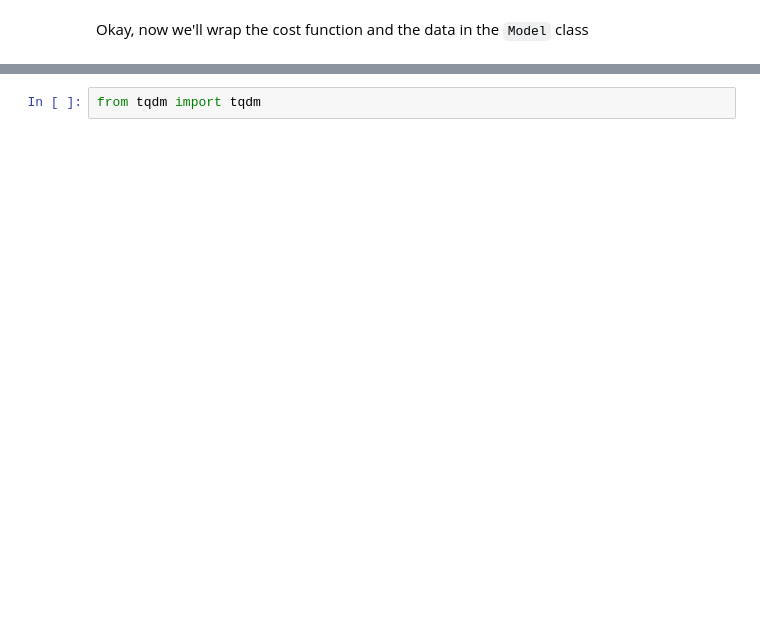
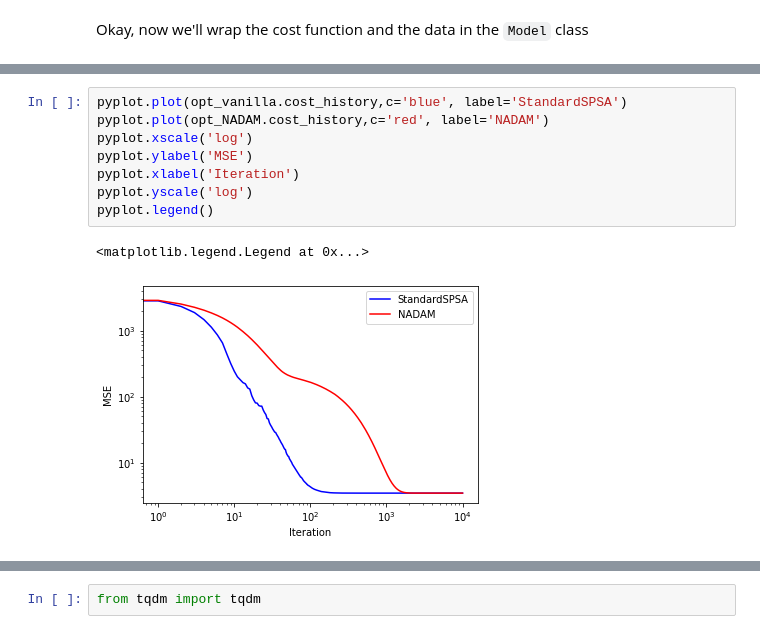
Before and after one commit to LaptopBiologist/gradless, a Jupyter notebook: index.ipynb, the cells around one changed output, grey strips where cells are left out. Saved outputs shown, nothing was run; the diff lists cells and outputs as text; blank space fills up the shorter version.

```diff
--- a/index.ipynb
+++ b/index.ipynb
@@ -73,0 +167,11 @@
+# %%
+pyplot.plot(opt_vanilla.cost_history,c='blue', label='StandardSPSA')
+pyplot.plot(opt_NADAM.cost_history,c='red', label='NADAM')
+pyplot.xscale('log')
+pyplot.ylabel('MSE')
+pyplot.xlabel('Iteration')
+pyplot.yscale('log')
+pyplot.legend()
+# %% [output]
+<matplotlib.legend.Legend at 0x...>
+[figure, added]
```
Also changed, not shown: parts of 133 cells of this notebook, 2 other files.
